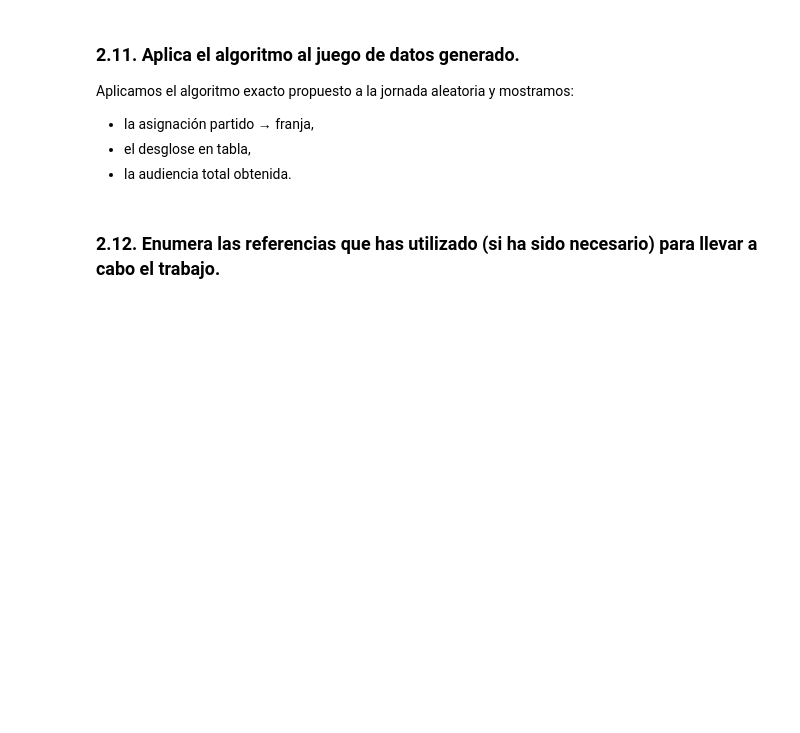
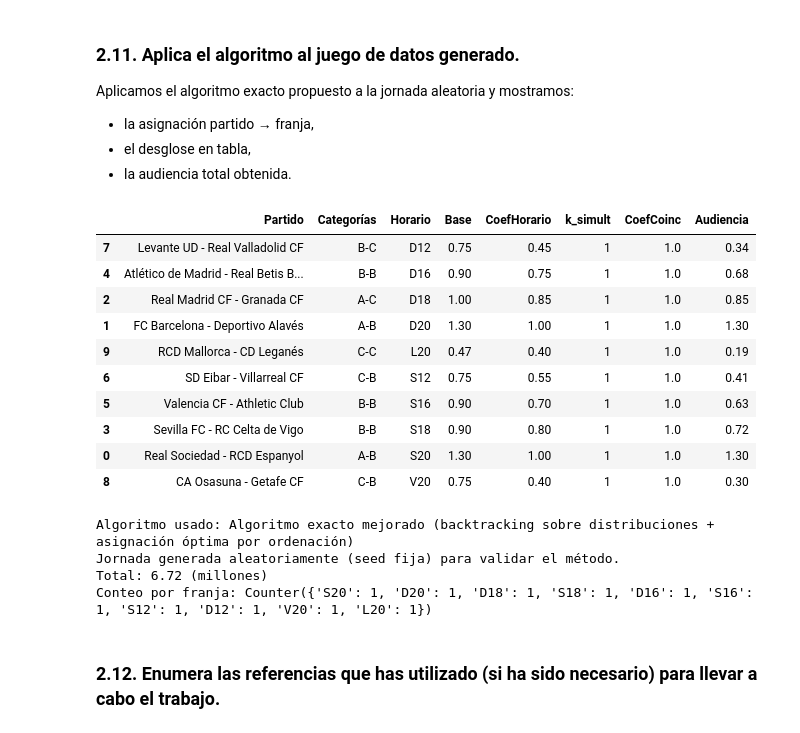
Before and after one commit to marcgpastor/03_MIAR_Proyecto, a Jupyter notebook: proyecto.ipynb, the cells around one changed output. Drawn from its saved outputs; the diff is of its cells as text; code cells hidden in the pictures; blank space fills up the shorter version.

Commit message:
Mejoras

```diff
--- a/proyecto.ipynb
+++ b/proyecto.ipynb
@@ -608,3 +612,27 @@ print("Asignación:", sol_random)
+# %%
+sol_random, total_random = asignar_partidos_jornada(partidos_random)
+
+mostrar_resultado_jornada(
+    sol_random,
+    algoritmo="Algoritmo exacto mejorado (backtracking sobre distribuciones + asignación óptima por ordenación)",
+    nota="Jornada generada aleatoriamente (seed fija) para validar el método."
+)
+# %% [output]
+|  | Partido | Categorías | Horario | Base | CoefHorario | k_simult | CoefCoinc | Audiencia |
+| 7 | Levante UD - Real Valladolid CF | B-C | D12 | 0.75 | 0.45 | 1 | 1.0 | 0.34 |
+| 4 | Atlético de Madrid - Real Betis B... | B-B | D16 | 0.90 | 0.75 | 1 | 1.0 | 0.68 |
+| 2 | Real Madrid CF - Granada CF | A-C | D18 | 1.00 | 0.85 | 1 | 1.0 | 0.85 |
+| 1 | FC Barcelona - Deportivo Alavés | A-B | D20 | 1.30 | 1.00 | 1 | 1.0 | 1.30 |
+| 9 | RCD Mallorca - CD Leganés | C-C | L20 | 0.47 | 0.40 | 1 | 1.0 | 0.19 |
+| 6 | SD Eibar - Villarreal CF | C-B | S12 | 0.75 | 0.55 | 1 | 1.0 | 0.41 |
+| 5 | Valencia CF - Athletic Club | B-B | S16 | 0.90 | 0.70 | 1 | 1.0 | 0.63 |
+| 3 | Sevilla FC - RC Celta de Vigo | B-B | S18 | 0.90 | 0.80 | 1 | 1.0 | 0.72 |
+| 0 | Real Sociedad - RCD Espanyol | A-B | S20 | 1.30 | 1.00 | 1 | 1.0 | 1.30 |
+| 8 | CA Osasuna - Getafe CF | C-B | V20 | 0.75 | 0.40 | 1 | 1.0 | 0.30 |
+Algoritmo usado: Algoritmo exacto mejorado (backtracking sobre distribuciones + asignación óptima por ordenación)
+Jornada generada aleatoriamente (seed fija) para validar el método.
+Total: 6.72 (millones)
+Conteo por franja: Counter({'S20': 1, 'D20': 1, 'D18': 1, 'S18': 1, 'D16': 1, 'S16': 1, 'S12': 1, 'D12': 1, 'V20': 1, 'L20': 1})
 # %% [markdown]
 ### 2.12. Enumera las referencias que has utilizado (si ha sido necesario) para llevar a cabo el trabajo.
 # %% [markdown]
```
Also changed, not shown: parts of 6 cells of this notebook.
